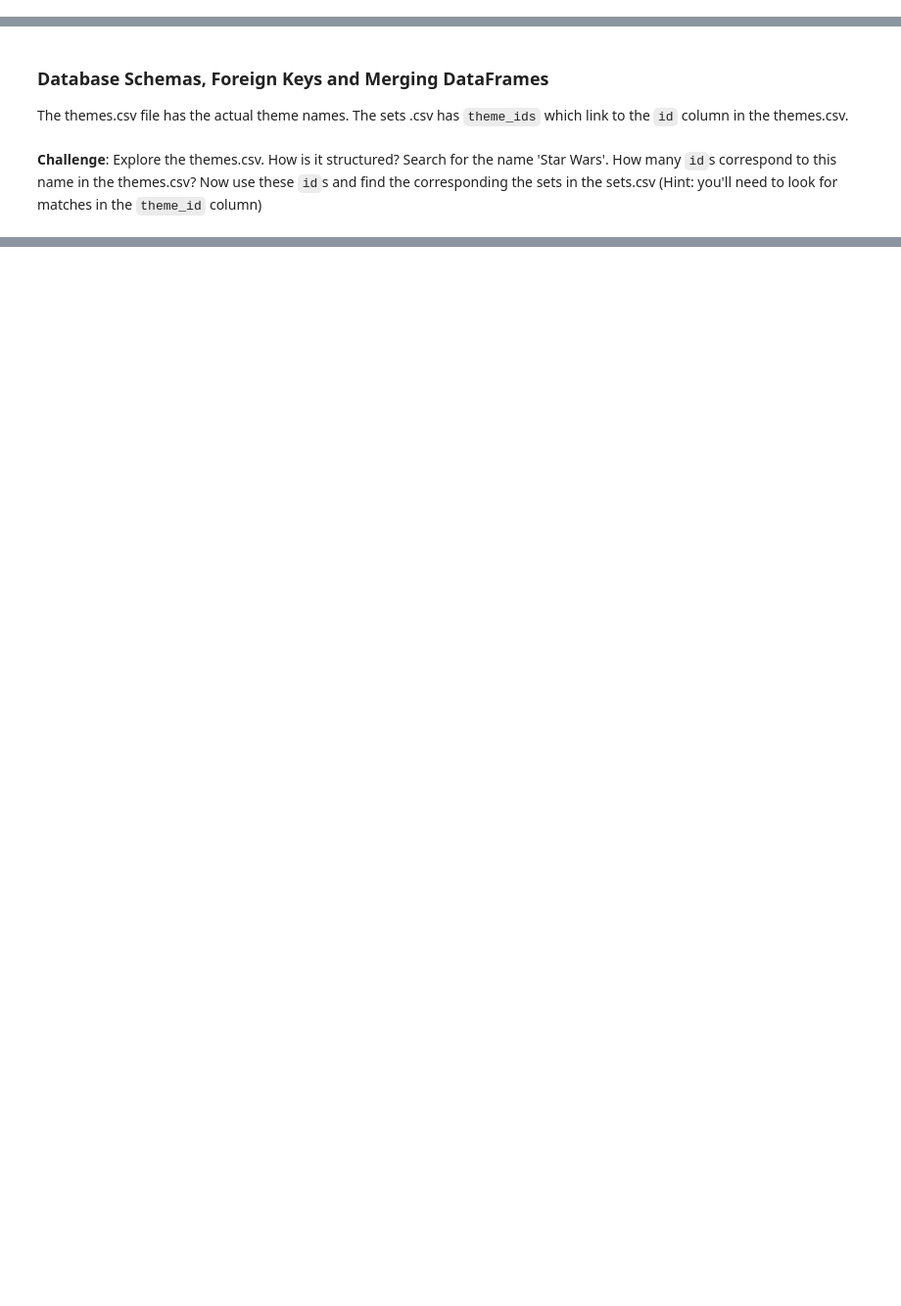
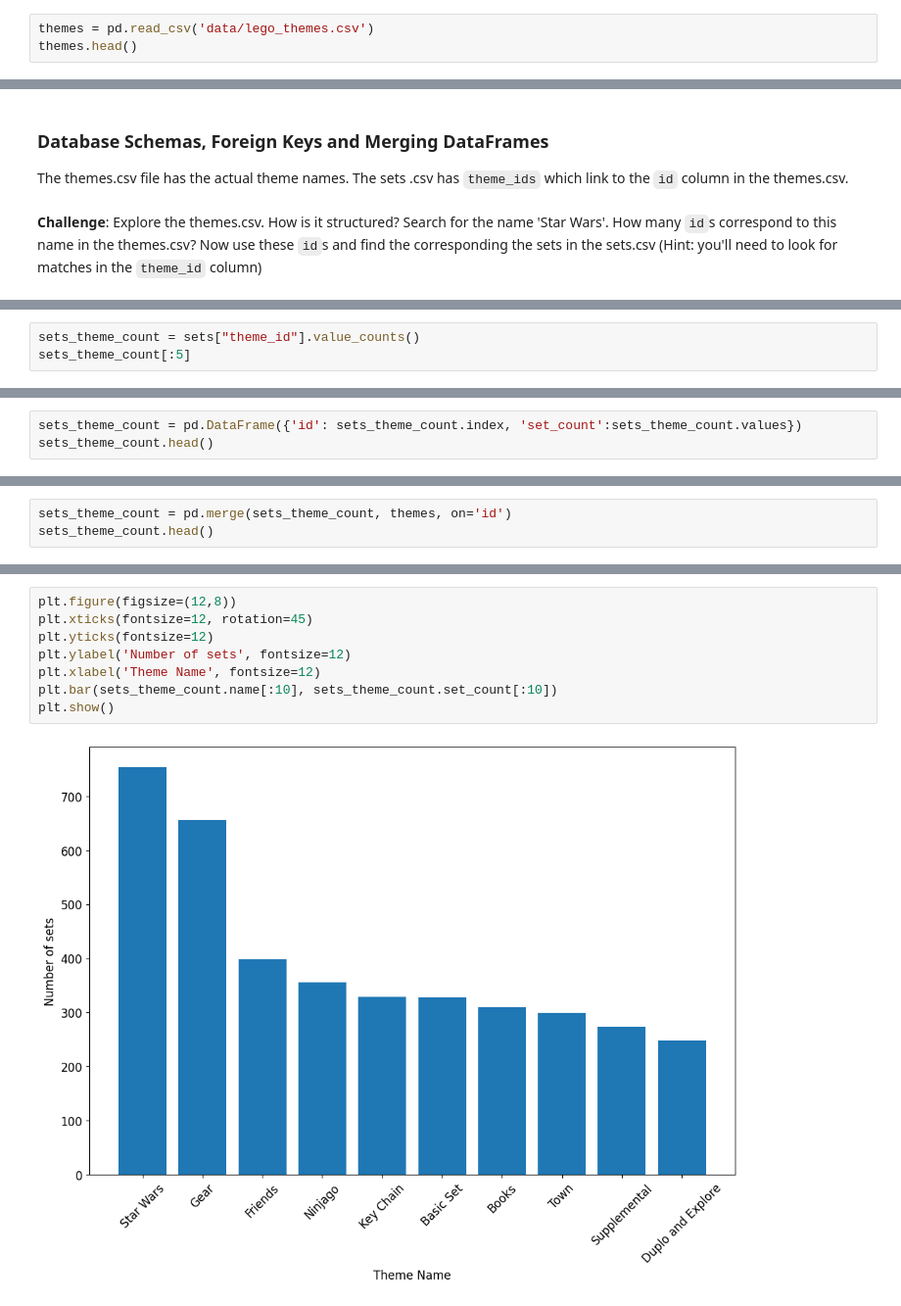
Before and after one commit to dot-techno/data-science-intro, a Jupyter notebook: Day73_Lego_Analysis.ipynb, the cells around one changed output, grey strips where cells are left out. Shown: that part at 98% size. Drawn from its saved outputs; the diff is of its cells as text; blank space fills up the shorter version.

```diff
--- a/Day73_Lego_Analysis.ipynb
+++ b/Day73_Lego_Analysis.ipynb
@@ -239,0 +238,3 @@ LEGO has licensed many hit franchises from Harry Potter to Marvel Super Heros to
+# %%
+themes = pd.read_csv('data/lego_themes.csv')
+themes.head()
@@ -247,0 +280,3 @@ The themes.csv file has the actual theme names. The sets .csv has <code>theme_id
+# %%
+sets_theme_count = sets["theme_id"].value_counts()
+sets_theme_count[:5]
@@ -247,0 +291,3 @@ The themes.csv file has the actual theme names. The sets .csv has <code>theme_id
+# %%
+sets_theme_count = pd.DataFrame({'id': sets_theme_count.index, 'set_count':sets_theme_count.values})
+sets_theme_count.head()
@@ -247,0 +301,3 @@ The themes.csv file has the actual theme names. The sets .csv has <code>theme_id
+# %%
+sets_theme_count = pd.merge(sets_theme_count, themes, on='id')
+sets_theme_count.head()
@@ -247,0 +311,10 @@ The themes.csv file has the actual theme names. The sets .csv has <code>theme_id
+# %%
+plt.figure(figsize=(12,8))
+plt.xticks(fontsize=12, rotation=45)
+plt.yticks(fontsize=12)
+plt.ylabel('Number of sets', fontsize=12)
+plt.xlabel('Theme Name', fontsize=12)
+plt.bar(sets_theme_count.name[:10], sets_theme_count.set_count[:10])
+plt.show()
+# %% [output]
+[figure, added]
```
Also changed, not shown: parts of 8 cells of this notebook, 10 other files.
